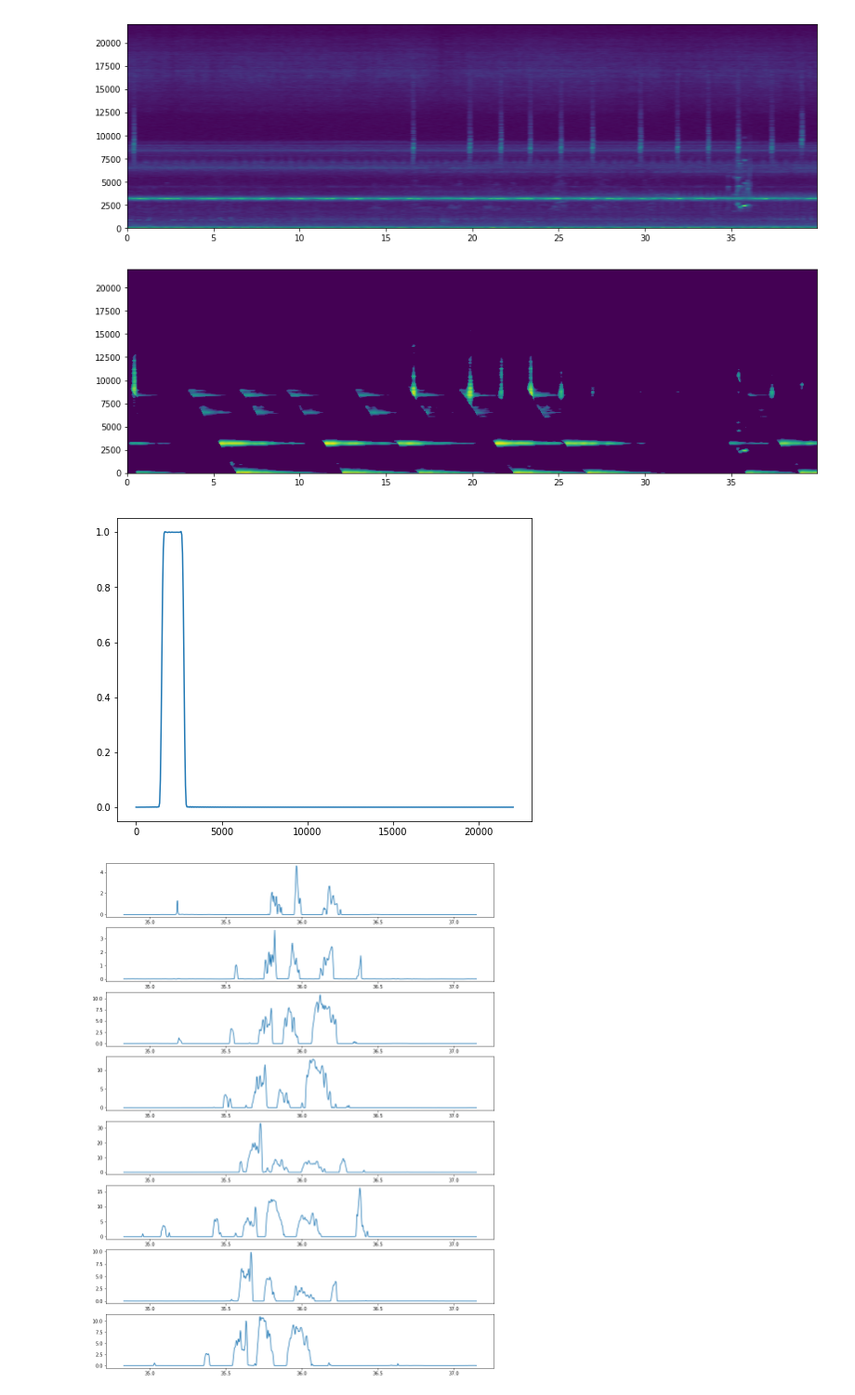
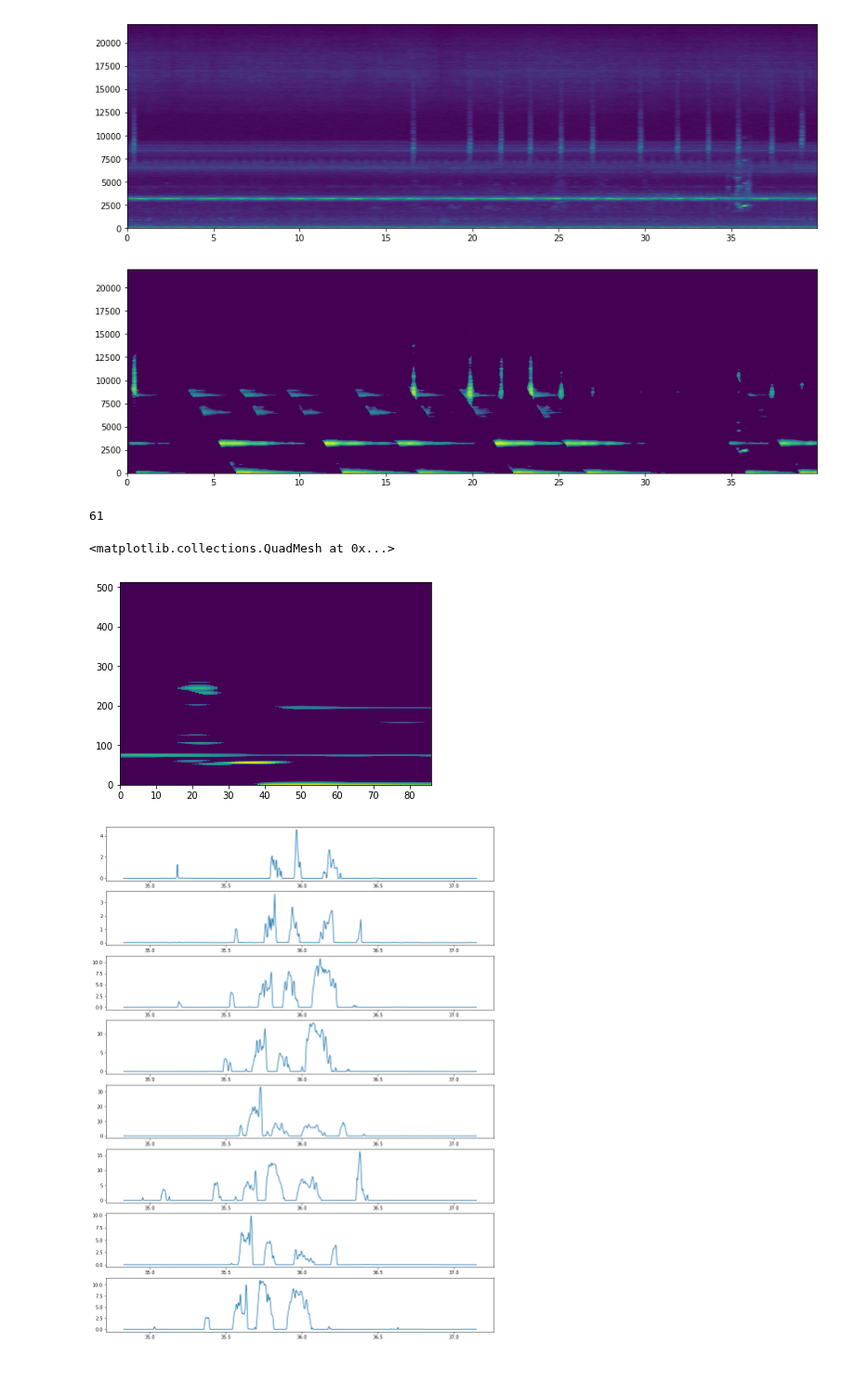
Before and after one commit to longle2718/audio_loc, a Jupyter notebook: python/main.ipynb, the cells around one changed output. Shown at 93% size. Saved outputs shown, nothing was run; the diff lists cells and outputs as text; code cells hidden in the pictures; blank space fills up the shorter version.

Commit message:
added segment()

```diff
--- a/python/main.ipynb
+++ b/python/main.ipynb
@@ -66,17 +66,19 @@ True
 n1 = 0, n2 = 1722
 <matplotlib.collections.QuadMesh at 0x...>
 [figure]
-# %%
-# filter design
-h = sp.signal.firwin(len(F),[1500,2800],nyq = fs/2,pass_zero=False)
-w,H = sp.signal.freqz(h)
-
-plt.figure(figsize=(8,6))
-plt.plot(w/np.pi*(fs/2),abs(H))
-
-H = np.expand_dims(np.abs(H),axis=0)
-# %% [output]
-[figure, removed]
+# %%
+nBlk = int(2./tHInc)
+nInc = int(1./tHInc)
+XSeg = audio_loc.segment(X,nBlk,nInc)
+print(len(XSeg))
+# %% [output]
+61
+# %%
+plt.figure()
+plt.pcolormesh(np.sqrt(XSeg[35]))
+# %% [output]
+<matplotlib.collections.QuadMesh at 0x...>
+[figure, added]
 # %%
 # triggers across mics for a clip
 plt.figure(figsize=(15,20))
```
Also changed, not shown: parts of 2 cells of this notebook, 1 other file.
